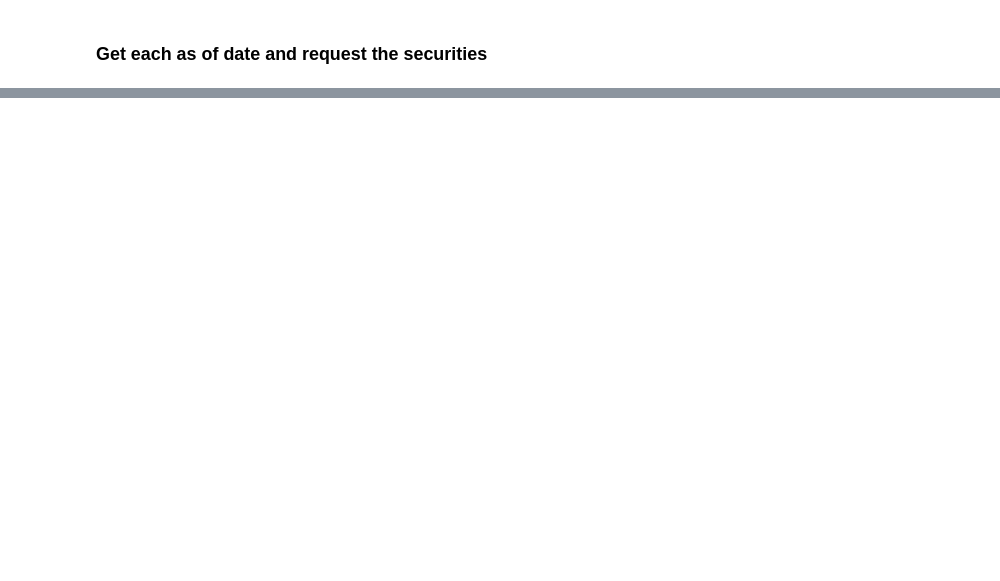
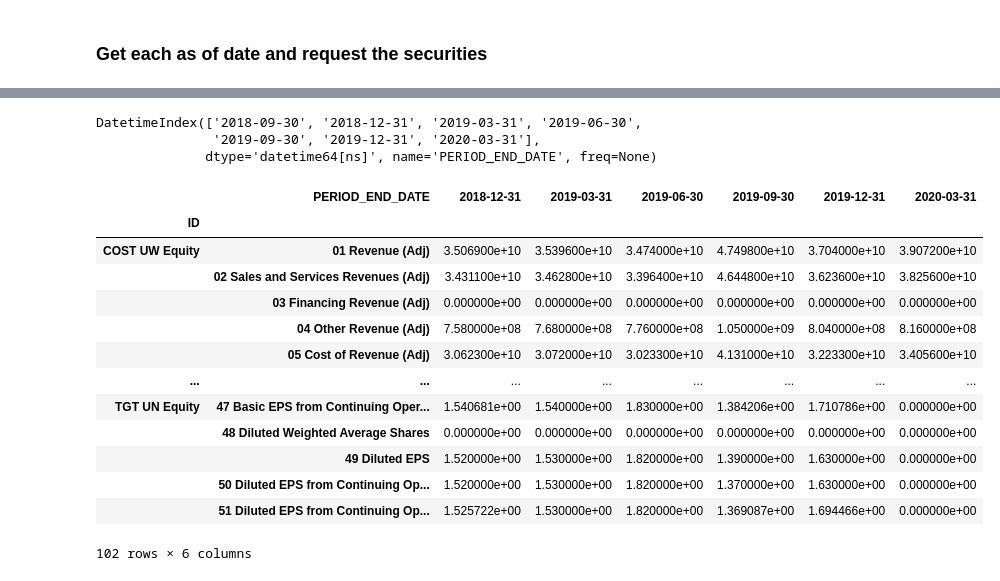
Before and after one commit to bmc-eng/LLMFinancialAnalyst, a Jupyter notebook: Scratchpad.ipynb, the cells around one changed output, grey strips where cells are left out. Saved outputs shown, nothing was run; the diff lists cells and outputs as text; code cells hidden in the pictures; blank space fills up the shorter version.

```diff
--- a/Scratchpad.ipynb
+++ b/Scratchpad.ipynb
@@ -158,0 +220,32 @@ df_bs = format_request_to_df(data_bs, bs_fields)
+# %%
+fields = list(is_fields.keys())
+df_all = [data[index].df()[data[index].df()['PERIOD_END_DATE'] != 0]
+              .pivot(columns='PERIOD_END_DATE', values=[fields[index]])
+              .fillna(0)
+              for index in range(0,len(fields))]
+df2 = pd.concat(df_all, axis=1)
+df3 = df2.stack().transpose().stack().unstack(level=0).transpose().fillna(0)
+df4 = df3.loc[:, (df3 != 0).any(axis=0)]
+# %%
+df4.columns
+# %% [output]
+DatetimeIndex(['2018-09-30', '2018-12-31', '2019-03-31', '2019-06-30',
+               '2019-09-30', '2019-12-31', '2020-03-31'],
+              dtype='datetime64[ns]', name='PERIOD_END_DATE', freq=None)
+# %%
+df4.drop(columns=df4.columns[0:(len(df4.columns)-6)])#drop(df4.columns[0],axis=1)
+# %% [output]
+|  | PERIOD_END_DATE | 2018-12-31 | 2019-03-31 | 2019-06-30 | 2019-09-30 | 2019-12-31 | 2020-03-31 |
+| ID |  |  |  |  |  |  |  |
+| COST UW Equity | 01 Revenue (Adj) | 3.506900e+10 | 3.539600e+10 | 3.474000e+10 | 4.749800e+10 | 3.704000e+10 | 3.907200e+10 |
+|  | 02 Sales and Services Revenues (Adj) | 3.431100e+10 | 3.462800e+10 | 3.396400e+10 | 4.644800e+10 | 3.623600e+10 | 3.825600e+10 |
+|  | 03 Financing Revenue (Adj) | 0.000000e+00 | 0.000000e+00 | 0.000000e+00 | 0.000000e+00 | 0.000000e+00 | 0.000000e+00 |
+|  | 04 Other Revenue (Adj) | 7.580000e+08 | 7.680000e+08 | 7.760000e+08 | 1.050000e+09 | 8.040000e+08 | 8.160000e+08 |
+|  | 05 Cost of Revenue (Adj) | 3.062300e+10 | 3.072000e+10 | 3.023300e+10 | 4.131000e+10 | 3.223300e+10 | 3.405600e+10 |
+| ... | ... | ... | ... | ... | ... | ... | ... |
+| TGT UN Equity | 47 Basic EPS from Continuing Oper... | 1.540681e+00 | 1.540000e+00 | 1.830000e+00 | 1.384206e+00 | 1.710786e+00 | 0.000000e+00 |
+|  | 48 Diluted Weighted Average Shares | 0.000000e+00 | 0.000000e+00 | 0.000000e+00 | 0.000000e+00 | 0.000000e+00 | 0.000000e+00 |
+|  | 49 Diluted EPS | 1.520000e+00 | 1.530000e+00 | 1.820000e+00 | 1.390000e+00 | 1.630000e+00 | 0.000000e+00 |
+|  | 50 Diluted EPS from Continuing Op... | 1.520000e+00 | 1.530000e+00 | 1.820000e+00 | 1.370000e+00 | 1.630000e+00 | 0.000000e+00 |
+|  | 51 Diluted EPS from Continuing Op... | 1.525722e+00 | 1.530000e+00 | 1.820000e+00 | 1.369087e+00 | 1.694466e+00 | 0.000000e+00 |
+102 rows × 6 columns
```
Also changed, not shown: parts of 15 cells of this notebook, 1 other file.
